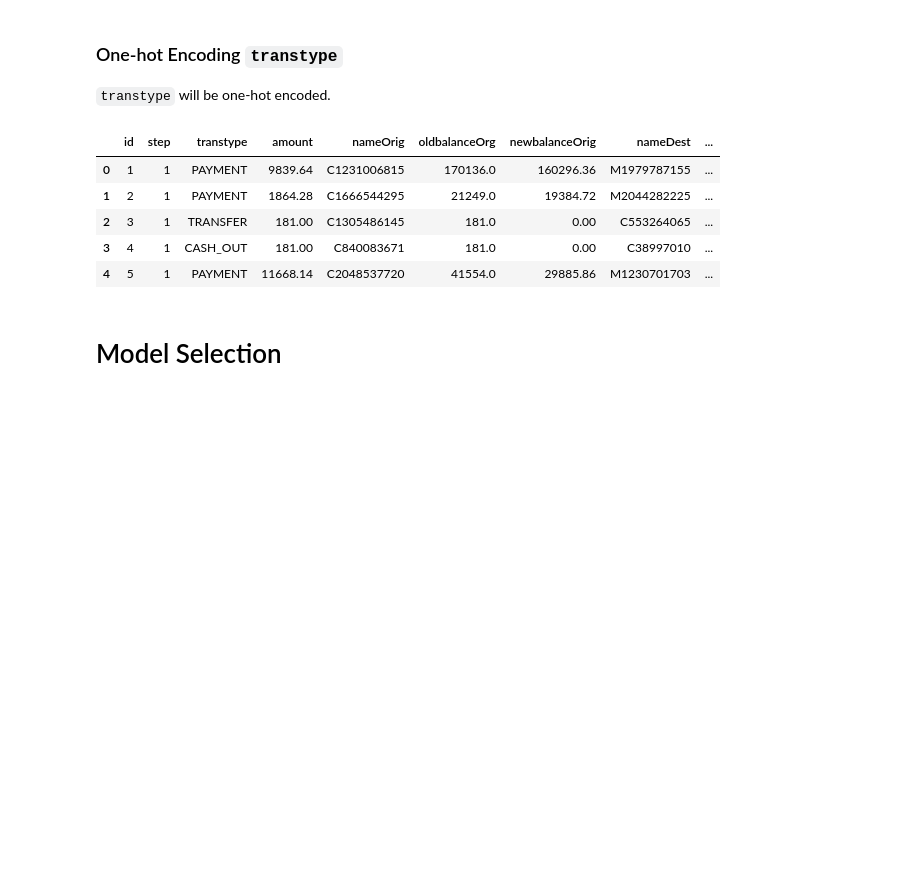
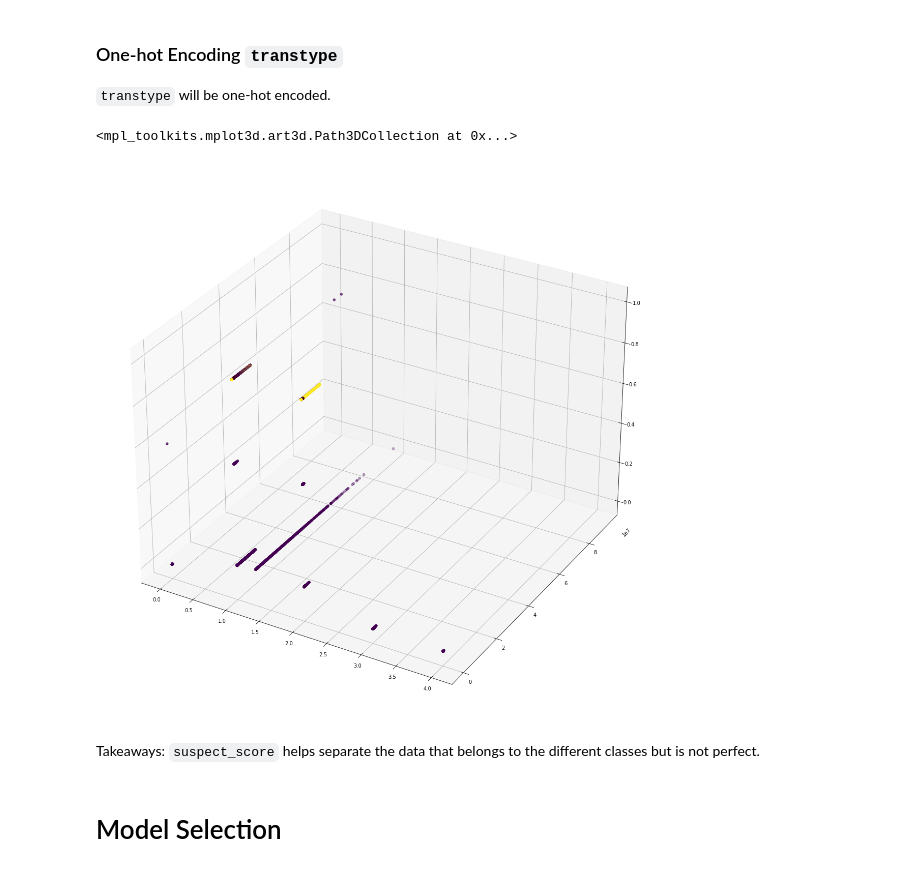
Before and after one commit to michael-a-green/Metis_Project3, a Jupyter notebook: Source/Project3_Final.ipynb, the cells around one changed output. Saved outputs shown, nothing was run; the diff lists cells and outputs as text; code cells hidden in the pictures; blank space fills up the shorter version.

```diff
--- a/Source/Project3_Final.ipynb
+++ b/Source/Project3_Final.ipynb
@@ -698,14 +705,39 @@ np_data_type_ohe_df= pd.DataFrame(np_data_type_ohe,
                            index=paysim_data_df.index) #keep the same index values
 
 paysim_data_df = pd.concat([paysim_data_df, np_data_type_ohe_df], axis=1)
-paysim_data_df.head()
+#paysim_data_df.head()
-# %% [output]
-|  | id | step | transtype | amount | nameOrig | oldbalanceOrg | newbalanceOrig | nameDest | ... |
-| 0 | 1 | 1 | PAYMENT | 9839.64 | C1231006815 | 170136.0 | 160296.36 | M1979787155 | ... |
-| 1 | 2 | 1 | PAYMENT | 1864.28 | C1666544295 | 21249.0 | 19384.72 | M2044282225 | ... |
-| 2 | 3 | 1 | TRANSFER | 181.00 | C1305486145 | 181.0 | 0.00 | C553264065 | ... |
-| 3 | 4 | 1 | CASH_OUT | 181.00 | C840083671 | 181.0 | 0.00 | C38997010 | ... |
-| 4 | 5 | 1 | PAYMENT | 11668.14 | C2048537720 | 41554.0 | 29885.86 | M1230701703 | ... |
+# %%
+#What am I trying to show: That you can separate isfraud==1 and isfraud==0 using the xyz that I give below
+w = "isFraud"
+x = "transtype"
+y = "amount"
+z = "suspect_score"
+
+#data frame that will get plotted Plot DF
+plot_dict = {"X":paysim_data_df[x], "Y":paysim_data_df[y], "Z":paysim_data_df[z], "W":paysim_data_df[w]}
+
+plot_df = pd.DataFrame(plot_dict)
+
+plot_df["X"].replace("PAYMENT",0,inplace=True)
+plot_df["X"].replace("TRANSFER",1,inplace=True)
+plot_df["X"].replace("CASH_OUT",2,inplace=True)
+plot_df["X"].replace("CASH_IN",3,inplace=True)
+plot_df["X"].replace("DEBIT",4,inplace=True)
+
+#write out to CSV for interactive ploting
+PLOT_CSV_FILE = open("../Data/plot_df.csv","w")
+plot_df.to_csv(PLOT_CSV_FILE)
+PLOT_CSV_FILE.close()
+
+fig = plt.figure(figsize=(20,20))
+
+ax = fig.gca(projection="3d")
+ax.scatter3D(plot_df["X"],plot_df["Y"],plot_df["Z"],c=plot_df["W"],depthshade=True)
+# %% [output]
+<mpl_toolkits.mplot3d.art3d.Path3DCollection at 0x...>
+[figure, added]
+# %% [markdown]
+Takeaways: `suspect_score` helps separate the data that belongs to the different classes but is not perfect.
 # %% [markdown]
 # Model Selection
 # %% [markdown]
```
Also changed, not shown: parts of 17 cells of this notebook.
